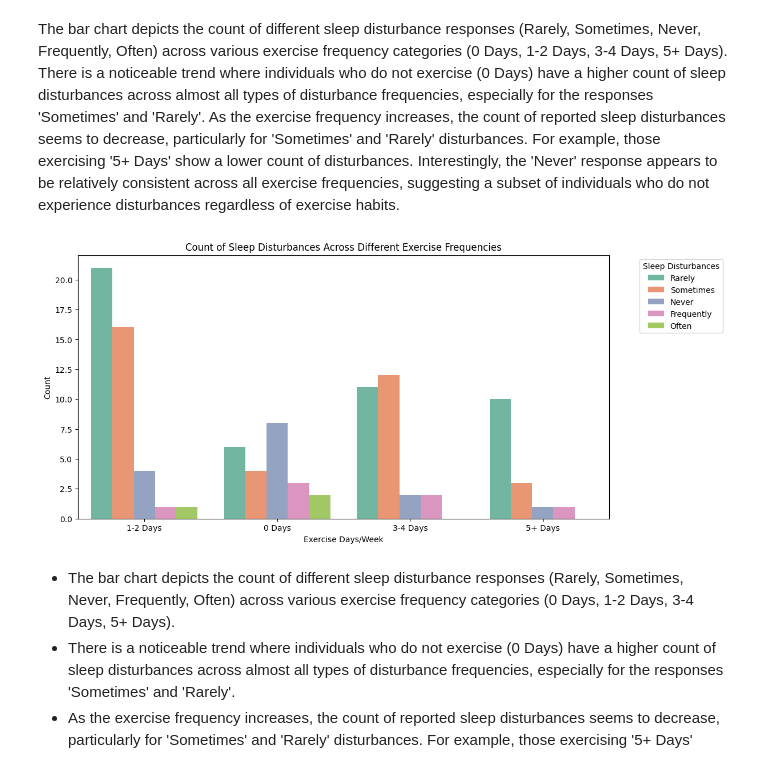
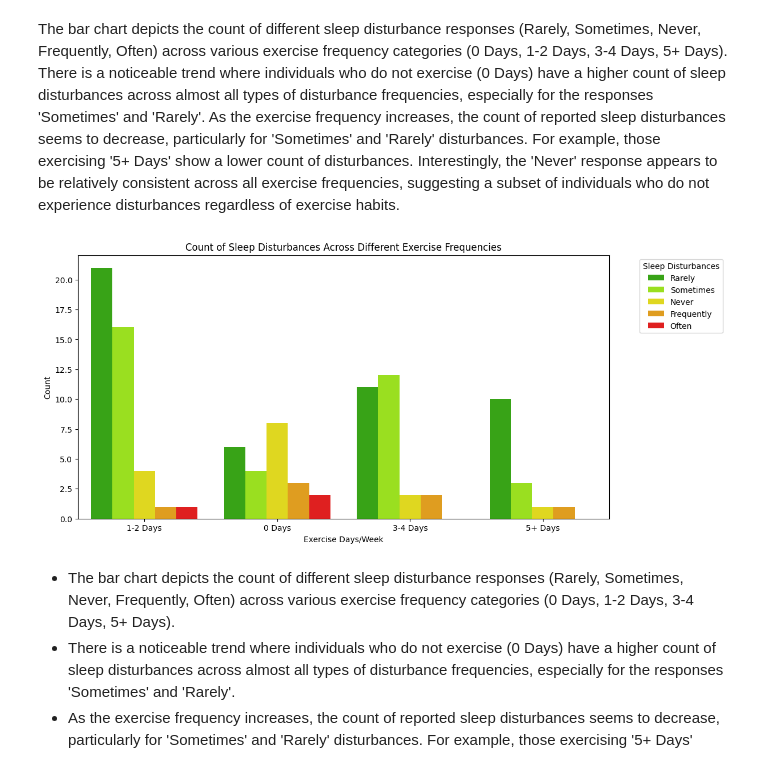
Before and after one commit to johnkimtech/sleep, a Jupyter notebook: desc_stat_visualize.ipynb, the cells around one changed output. Saved outputs shown, nothing was run; the diff lists cells and outputs as text; code cells hidden in the pictures.

```diff
--- a/desc_stat_visualize.ipynb
+++ b/desc_stat_visualize.ipynb
@@ -302,14 +320,20 @@ As the exercise frequency increases, the count of reported sleep disturbances se
 Interestingly, the 'Never' response appears to be relatively consistent across all exercise frequencies, suggesting a subset of individuals who do not experience disturbances regardless of exercise habits.
 # %%
 plt.figure(figsize=(12, 6))
-sns.countplot(x='Exercise Days/Week', hue='Sleep Disturbances', data=df, palette='Set2')
+sns.countplot(x='Exercise Days/Week', hue='Sleep Disturbances', data=df, palette=[
+    '#2cba00',
+    '#a3ff00',
+    '#fff400',
+    '#ffa700',
+    '#ff0000',
+   ])
 plt.title('Count of Sleep Disturbances Across Different Exercise Frequencies')
 plt.xlabel('Exercise Days/Week')
 plt.ylabel('Count')
 plt.legend(title='Sleep Disturbances', bbox_to_anchor=(1.05, 1), loc='upper left')
 plt.show()
 # %% [output]
-[figure, old version]
+[figure, new version]
 # %% [markdown]
 - The bar chart depicts the count of different sleep disturbance responses (Rarely, Sometimes, Never, Frequently, Often) across various exercise frequency categories (0 Days, 1-2 Days, 3-4 Days, 5+ Days).
 - There is a noticeable trend where individuals who do not exercise (0 Days) have a higher count of sleep disturbances across almost all types of disturbance frequencies, especially for the responses 'Sometimes' and 'Rarely'.
```
Also changed, not shown: parts of 12 cells of this notebook, 4 other files.
